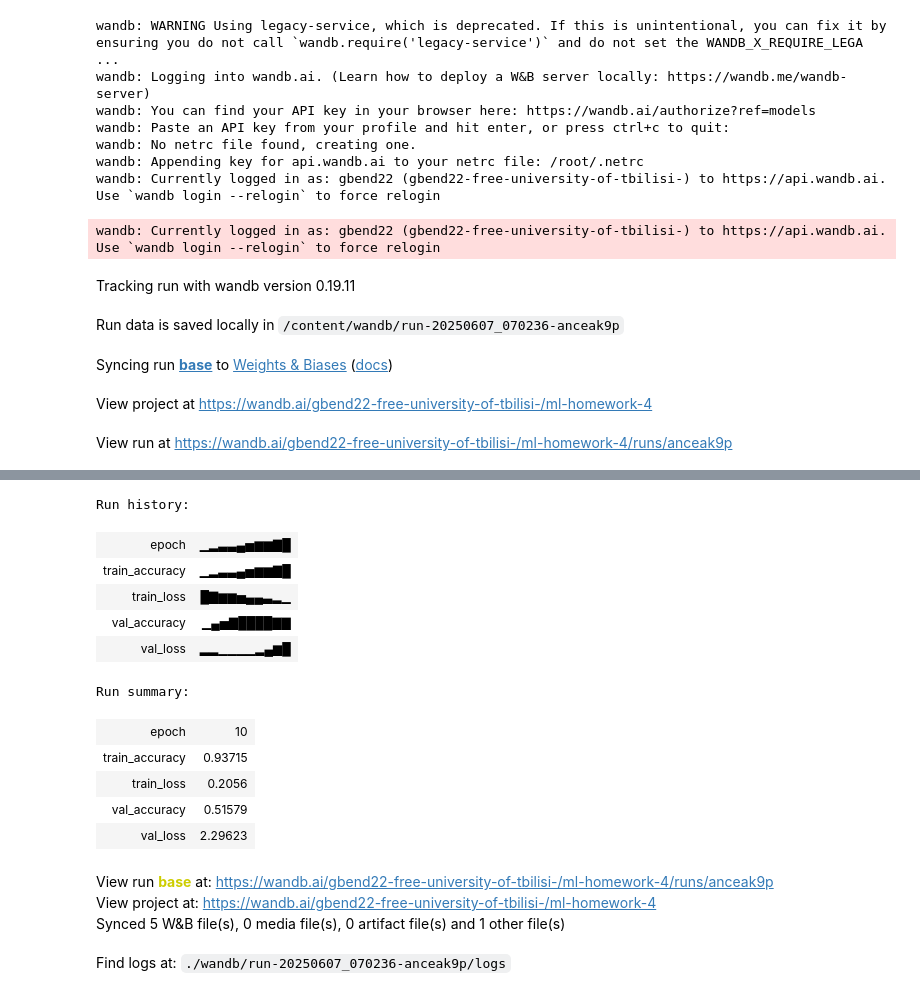
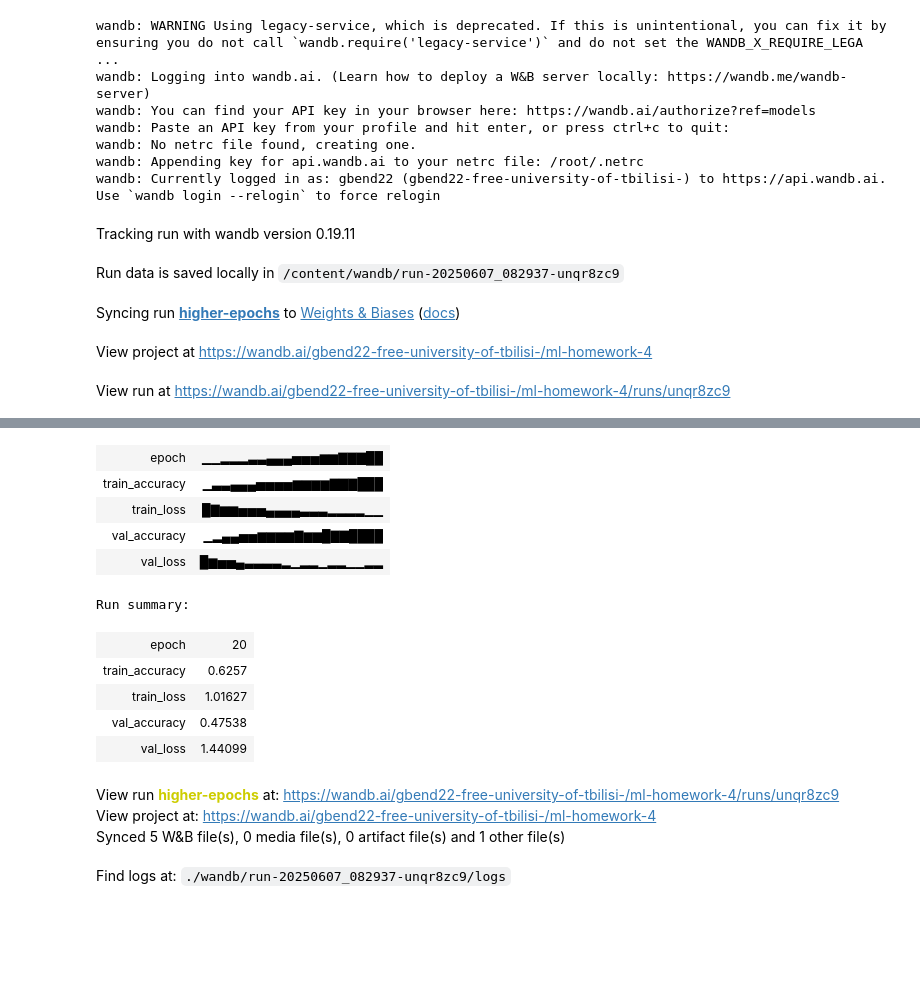
Before and after one commit to gbend22/ml-homework-4, a Jupyter notebook: base_model.ipynb, the cells around one changed output, grey strips where cells are left out. Saved outputs shown, nothing was run; the diff lists cells and outputs as text; code cells hidden in the pictures; blank space fills up the shorter version.

```diff
--- a/base_model.ipynb
+++ b/base_model.ipynb
@@ -100,7 +101,7 @@ test_dataset = CustomImageDataset(X_test, y_test, transform=transform)
 # %%
 LR = 1e-4
 BATCH_SIZE = 16
-EPOCHS = 10
+EPOCHS = 20
 # %%
 train_loader = DataLoader(train_dataset, batch_size=BATCH_SIZE, shuffle=True)
 val_loader = DataLoader(val_dataset, batch_size=BATCH_SIZE, shuffle=True)
@@ -169,7 +170,7 @@ Estimated Total Size (MB): 25.12
 ----------------------------------------------------------------
 # %%
 criterion = nn.CrossEntropyLoss()
-optimizer = Adam(model.parameters(), lr=1e-3, weight_decay=1e-5)
+optimizer = Adam(model.parameters(), lr=LR, weight_decay=1e-5)
 # %%
 total_loss_train_plot = []
 total_loss_validation_plot = []
@@ -321,7 +322,7 @@ wandb: Currently logged in as: gbend22 (gbend22-free-university-of-tbilisi-) to
 wandb.init(
     project="ml-homework-4",
     group="baseline-cnn",
-    name="base",
+    name="higher-epochs",
     config={
         "learning_rate": LR,
         "epochs": EPOCHS,
@@ -377,9 +378,8 @@ torch.save(model.state_dict(), "model.pth")
 wandb.save("model.pth")
 wandb.finish()
 # %% [output]
-wandb: Currently logged in as: gbend22 (gbend22-free-university-of-tbilisi-) to https://api.wandb.ai. Use `wandb login --relogin` to force relogin
 Tracking run with wandb version 0.19.11
-Run data is saved locally in /content/wandb/run-20250607_070236-anceak9p
+Run data is saved locally in /content/wandb/run-20250607_082937-unqr8zc9
-Syncing run base to Weights & Biases (docs)
+Syncing run higher-epochs to Weights & Biases (docs)
 View project at https://wandb.ai/gbend22-free-university-of-tbilisi-/ml-homework-4
-View run at https://wandb.ai/gbend22-free-university-of-tbilisi-/ml-homework-4/runs/anceak9p
+View run at https://wandb.ai/gbend22-free-university-of-tbilisi-/ml-homework-4/runs/unqr8zc9
@@ -397,16 +408,15 @@ Epoch 10: Train Loss = 0.2056, Val Loss = 2.2962, Train Acc = 0.9372, Val Acc =
+| epoch | ▁▁▂▂▂▃▃▄▄▄▅▅▅▆▆▇▇▇██ |
+| train_accuracy | ▁▃▃▄▄▄▅▅▅▅▆▆▆▆▇▇▇███ |
+| train_loss | █▇▆▆▅▅▅▄▄▄▄▃▃▃▂▂▂▂▁▁ |
+| val_accuracy | ▁▂▄▄▅▅▆▆▆▆▇▆▆█▇▇████ |
+| val_loss | █▆▅▅▄▃▃▃▃▂▁▂▂▁▂▂▁▁▂▂ |
-Run history:
+Run summary:
-| epoch | ▁▂▃▃▄▅▆▆▇█ |
-| train_accuracy | ▁▂▃▃▄▅▆▆▇█ |
-| train_loss | █▇▆▆▅▄▄▃▂▁ |
-| val_accuracy | ▁▄▅▇████▇▇ |
-| val_loss | ▂▂▁▁▁▁▂▄▆█ |
-Run summary:
-| epoch | 10 |
-| train_accuracy | 0.93715 |
-| train_loss | 0.2056 |
-| val_accuracy | 0.51579 |
-| val_loss | 2.29623 |
+| epoch | 20 |
+| train_accuracy | 0.6257 |
+| train_loss | 1.01627 |
+| val_accuracy | 0.47538 |
+| val_loss | 1.44099 |
-View run base at: https://wandb.ai/gbend22-free-university-of-tbilisi-/ml-homework-4/runs/anceak9p
+View run higher-epochs at: https://wandb.ai/gbend22-free-university-of-tbilisi-/ml-homework-4/runs/unqr8zc9
 View project at: https://wandb.ai/gbend22-free-university-of-tbilisi-/ml-homework-4
 Synced 5 W&B file(s), 0 media file(s), 0 artifact file(s) and 1 other file(s)
-Find logs at: ./wandb/run-20250607_070236-anceak9p/logs
+Find logs at: ./wandb/run-20250607_082937-unqr8zc9/logs
```
Also changed, not shown: parts of 5 cells of this notebook.
